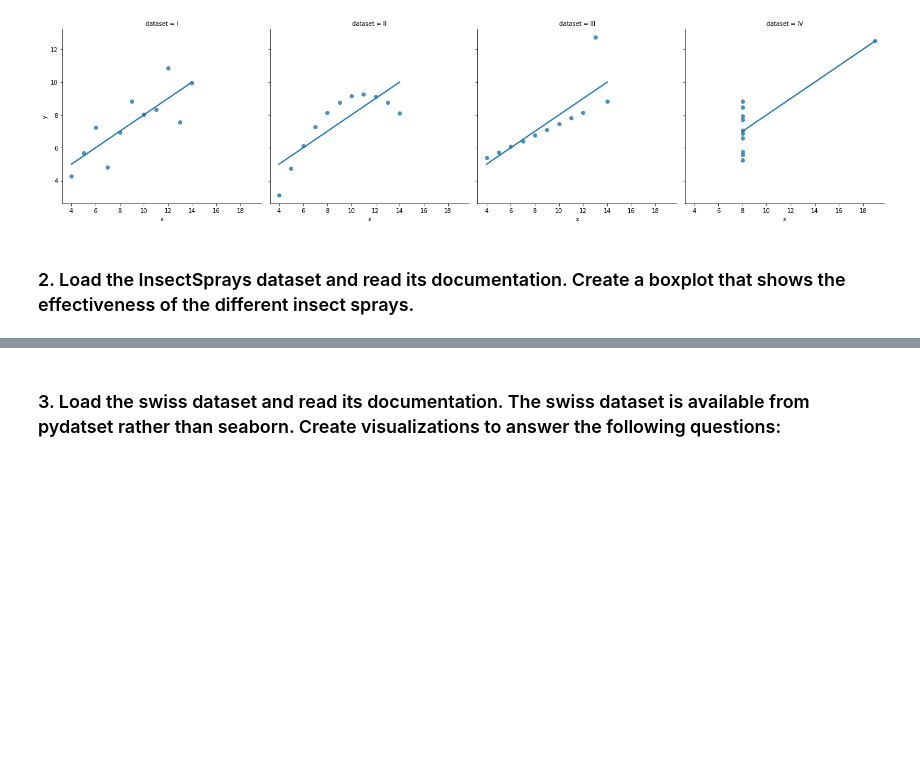
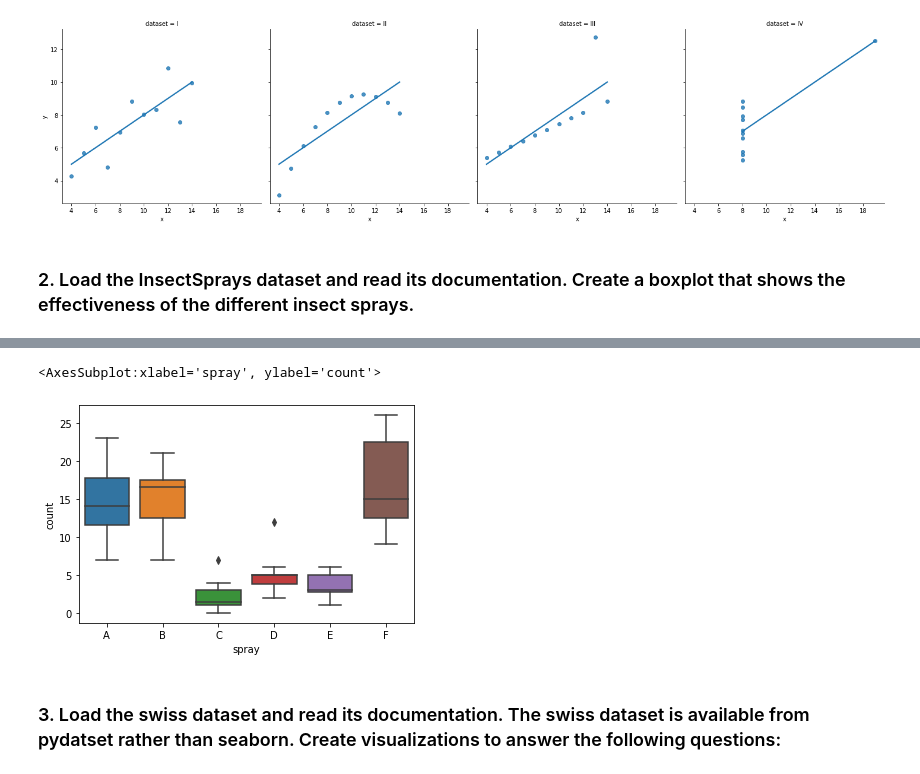
Before and after one commit to greg-maggard/numpy_pandas_visualization_exercises, a Jupyter notebook: seaborn_exercises.ipynb, the cells around one changed output, grey strips where cells are left out. Drawn from its saved outputs; the diff is of its cells as text; code cells hidden in the pictures; blank space fills up the shorter version.

```diff
--- a/seaborn_exercises.ipynb
+++ b/seaborn_exercises.ipynb
@@ -201,3 +227,8 @@ insect_spray = pds.data('InsectSprays')
+# %%
+sns.boxplot(data = insect_spray, x = 'spray', y = 'count')
+# %% [output]
+<AxesSubplot:xlabel='spray', ylabel='count'>
+[figure, added]
 # %% [markdown]
 ### 3. Load the swiss dataset and read its documentation. The swiss dataset is available from pydatset rather than seaborn. Create visualizations to answer the following questions:
 # %%
```
Also changed, not shown: parts of 18 cells of this notebook, 2 other files.
